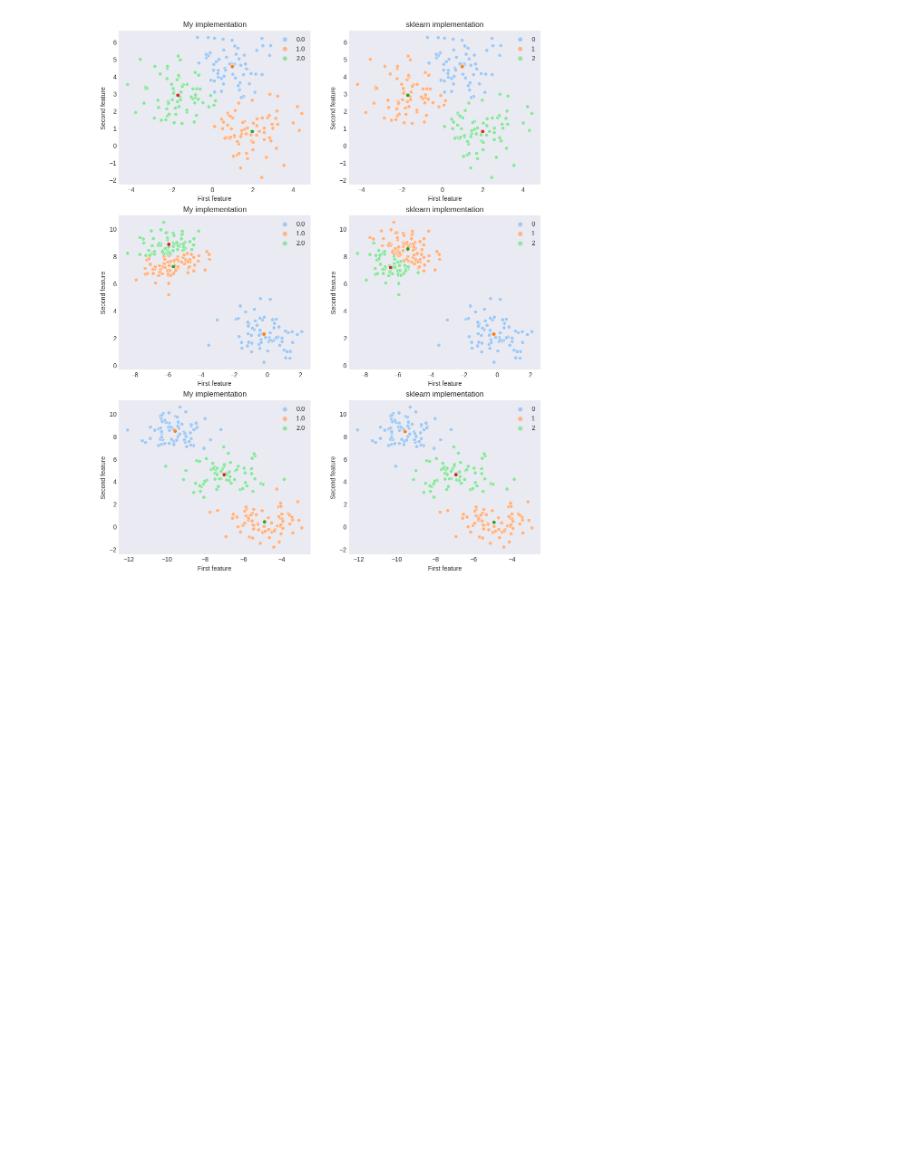
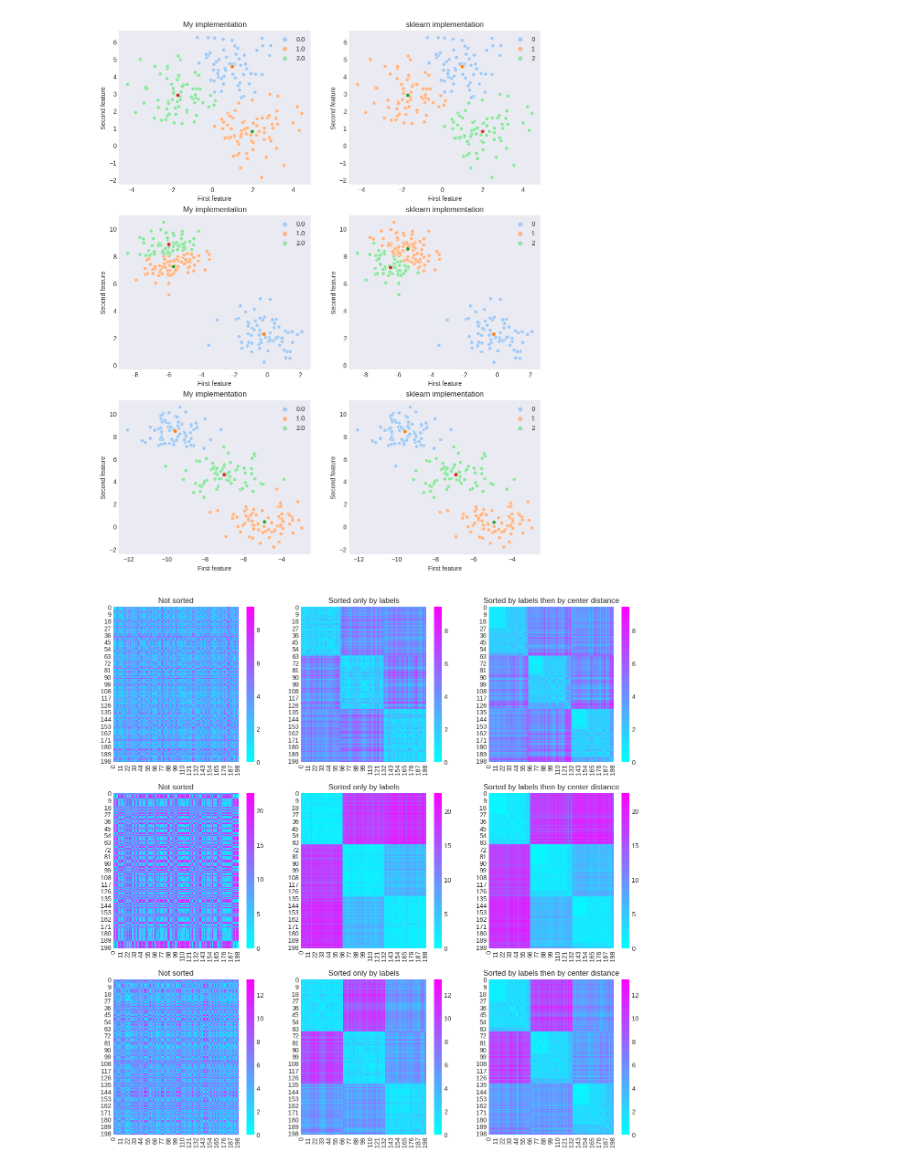
Before and after one commit to VFYAS/KMeans-implementation, a Jupyter notebook: kmeans implementation and report.ipynb, the cells around one changed output. Saved outputs shown, nothing was run; the diff lists cells and outputs as text; code cells hidden in the pictures; blank space fills up the shorter version.

Commit message:
added distance matrices analysis and comparison

```diff
--- a/kmeans implementation and report.ipynb
+++ b/kmeans implementation and report.ipynb
@@ -11,6 +11,7 @@ class MyKMeans:
     3) 'k-means++' -- quite known algorithm of initialisation, you can
     read about it at https://en.wikipedia.org/wiki/K-means%2B%2B.
     """
+
     def __init__(self, random_state=0, n_clusters=3, heuristic='random', max_iter=300):
         self.random_state = random_state
 
@@ -28,11 +29,13 @@ class MyKMeans:
         self.n_iters_ = 0
         self.labels_ = np.empty(0)
         self.cluster_centers_ = np.ones(shape=self.n_clusters, dtype=object)
+        self.distances_ = np.empty(0)
 
     def fit(self, data):
         shape = data.shape[0]
         np.random.seed(self.random_state)
         self.labels_ = np.empty(shape, dtype='int32')
+        self.distances_ = np.empty(shape, dtype='int32')
         if self.heuristic == "random":
             # just selecting random samples
             for idx in range(self.n_clusters):
@@ -68,8 +71,10 @@ class MyKMeans:
         while self.n_iters_ < self.max_iter:
             # assigning samples with labels
             for idx, x in enumerate(data):
-                self.labels_[idx] = np.array(list(map(lambda y: np.linalg.norm(x - y),
-                                                      self.cluster_centers_))).argmin()
+                tmp = np.array(list(map(lambda y: np.linalg.norm(x - y),
+                                        self.cluster_centers_)))
+                self.labels_[idx] = tmp.argmin()
+                self.distances_[idx] = tmp.min()
 
             # recomputing the cluster centers
             for cluster in range(self.n_clusters):
@@ -85,7 +90,7 @@ class MyKMeans:
         self.labels_ = np.ndarray(data.shape[0])
         for idx, x in enumerate(data):
             self.labels_[idx] = int(np.array(list(map(lambda y: np.linalg.norm(x - y),
-                                                  self.cluster_centers_))).argmin())
+                                                      self.cluster_centers_))).argmin())
         gc.collect()
         return self.labels_
 
@@ -132,3 +139,25 @@ for row, sample_seed in enumerate([0, 5, 12]):
 plt.show()
 # %% [output]
 [figure]
+# %%
+# sorting the distance matrices by sample labels then by center distances
+from scipy.spatial.distance import pdist, squareform
+
+fig, ax = plt.subplots(nrows=3, ncols=3, figsize=(15, 15))
+for row, sample_seed in enumerate([0, 6, 12]):
+    X, y = make_blobs(n_samples=200, n_features=2, centers=3, random_state=sample_seed)
+    a = MyKMeans(n_clusters=3, random_state=0, heuristic='k-means++').fit(X)
+    dist_matrices = [
+        squareform(pdist(X)),
+        squareform(pdist(sorted(np.insert(X, X.shape[1], a.labels_, axis=1), key=lambda x: x[-1]))),
+        squareform(pdist(sorted(np.insert(X, X.shape[1], [a.labels_, a.distances_], axis=1),
+                                key=lambda x: (x[-2], x[-1]))))
+    ]
+    for column, matrix in enumerate(dist_matrices):
+        sns.heatmap(matrix, cmap="cool", ax=ax[row, column])
+    for column, string in enumerate(["Not sorted", "Sorted only by labels",
+                                     "Sorted by labels then by center distance"]):
+        ax[row, column].set_title(string)
+plt.show()
+# %% [output]
+[figure, added]
```
Also changed, not shown: parts of 1 cell of this notebook.
